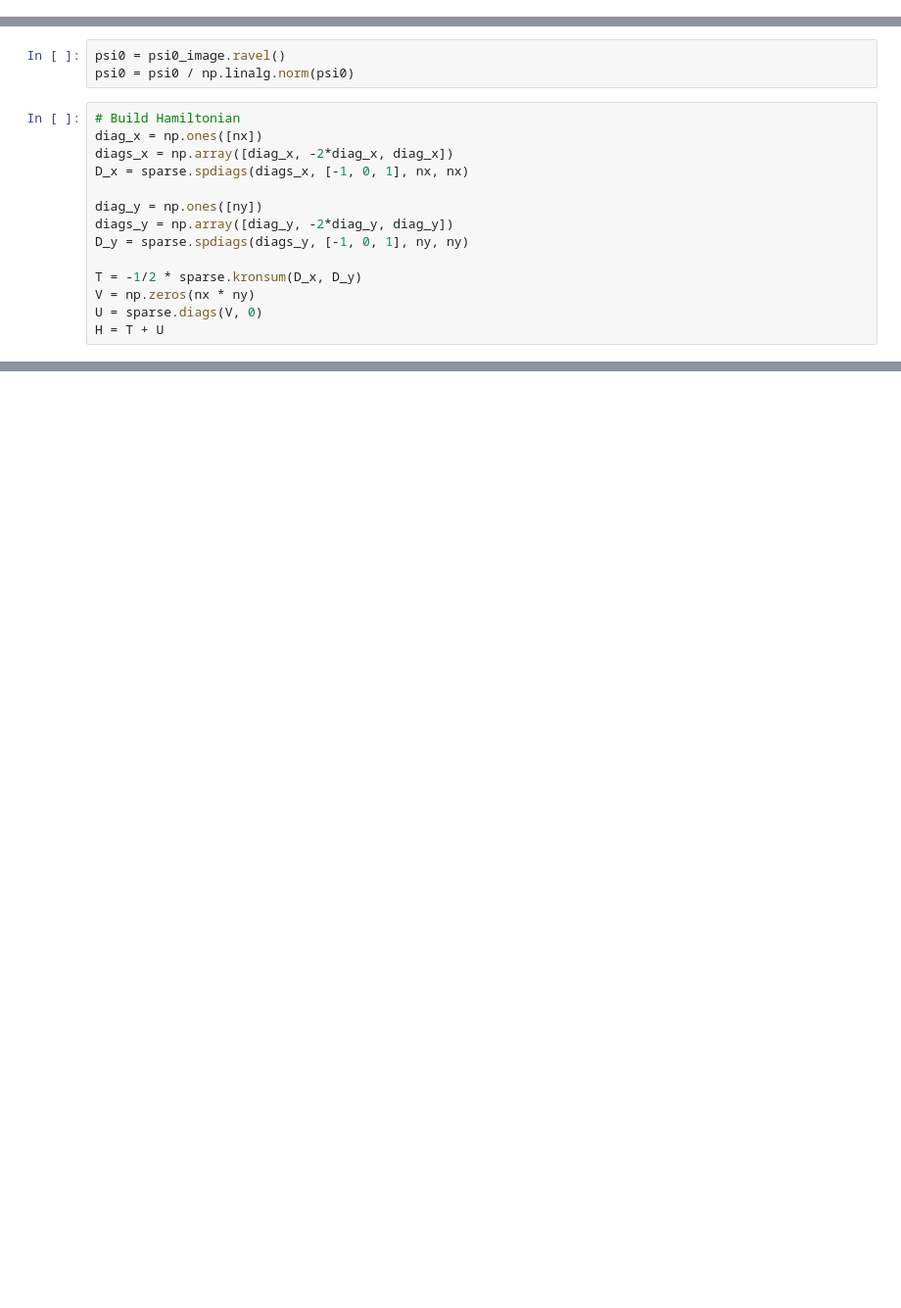
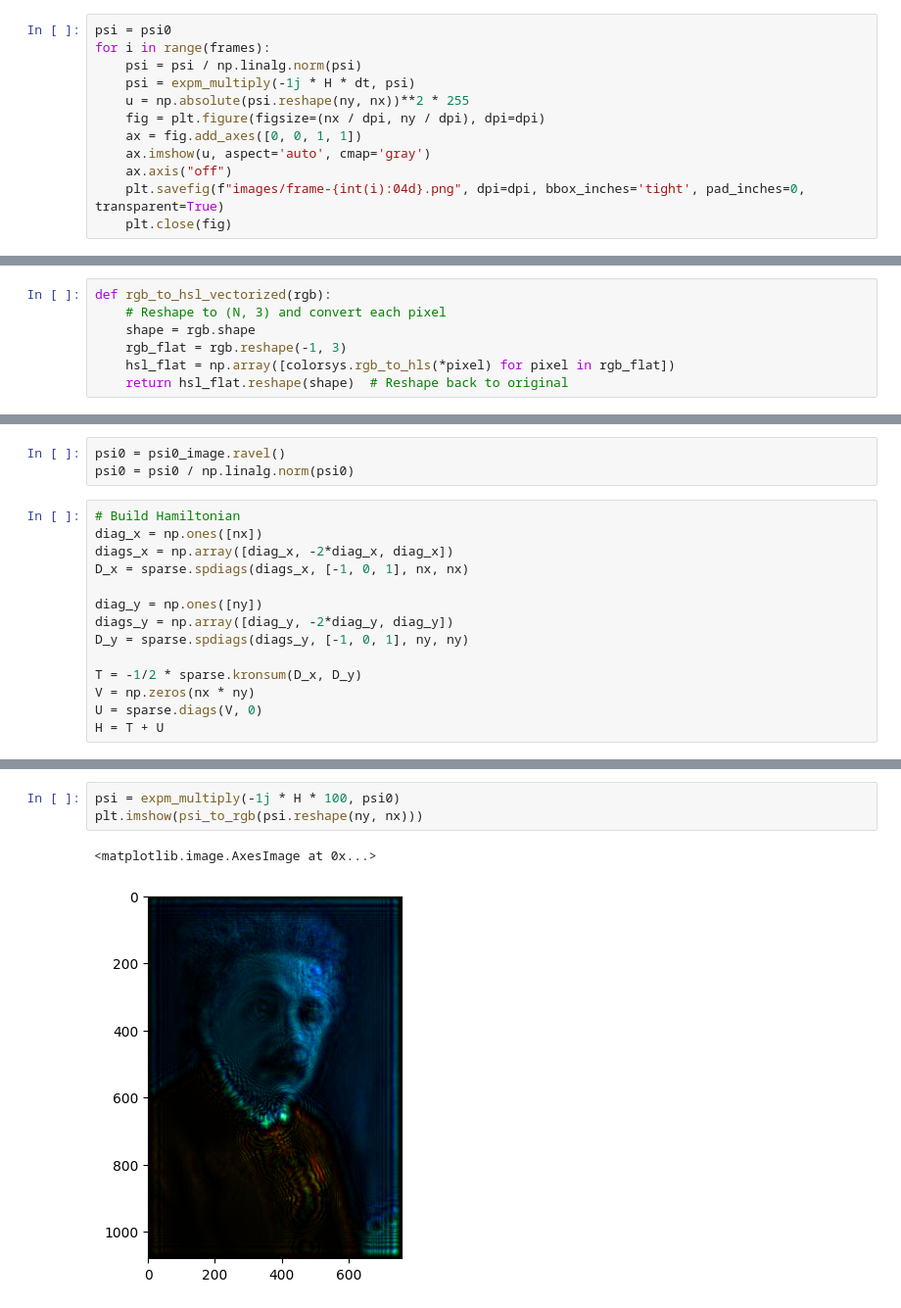
Before and after one commit to julianszere/imagesolver, a Jupyter notebook: schrodinger_equation.ipynb, the cells around one changed output, grey strips where cells are left out. Shown at 98% size. Saved outputs shown, nothing was run; the diff lists cells and outputs as text; blank space fills up the shorter version.

```diff
--- a/schrodinger_equation.ipynb
+++ b/schrodinger_equation.ipynb
@@ -16,0 +41,12 @@ Grid size: 1080 x 782
+# %%
+psi = psi0
+for i in range(frames):
+    psi = psi / np.linalg.norm(psi)
+    psi = expm_multiply(-1j * H * dt, psi)
+    u = np.absolute(psi.reshape(ny, nx))**2 * 255
+    fig = plt.figure(figsize=(nx / dpi, ny / dpi), dpi=dpi)
+    ax = fig.add_axes([0, 0, 1, 1])
+    ax.imshow(u, aspect='auto', cmap='gray')
+    ax.axis("off")
+    plt.savefig(f"images/frame-{int(i):04d}.png", dpi=dpi, bbox_inches='tight', pad_inches=0, transparent=True)
+    plt.close(fig)
@@ -16,0 +102,7 @@ Grid size: 1080 x 782
+# %%
+def rgb_to_hsl_vectorized(rgb):
+    # Reshape to (N, 3) and convert each pixel
+    shape = rgb.shape
+    rgb_flat = rgb.reshape(-1, 3)
+    hsl_flat = np.array([colorsys.rgb_to_hls(*pixel) for pixel in rgb_flat])
+    return hsl_flat.reshape(shape)  # Reshape back to original
@@ -84,0 +144,6 @@ t = 0.000, Norm = 1.000000, Phase range = (np.float64(0.0), np.float64(0.0)), In
+# %%
+psi = expm_multiply(-1j * H * 100, psi0)
+plt.imshow(psi_to_rgb(psi.reshape(ny, nx)))
+# %% [output]
+<matplotlib.image.AxesImage at 0x...>
+[figure, added]
```
Also changed, not shown: parts of 20 cells of this notebook.
